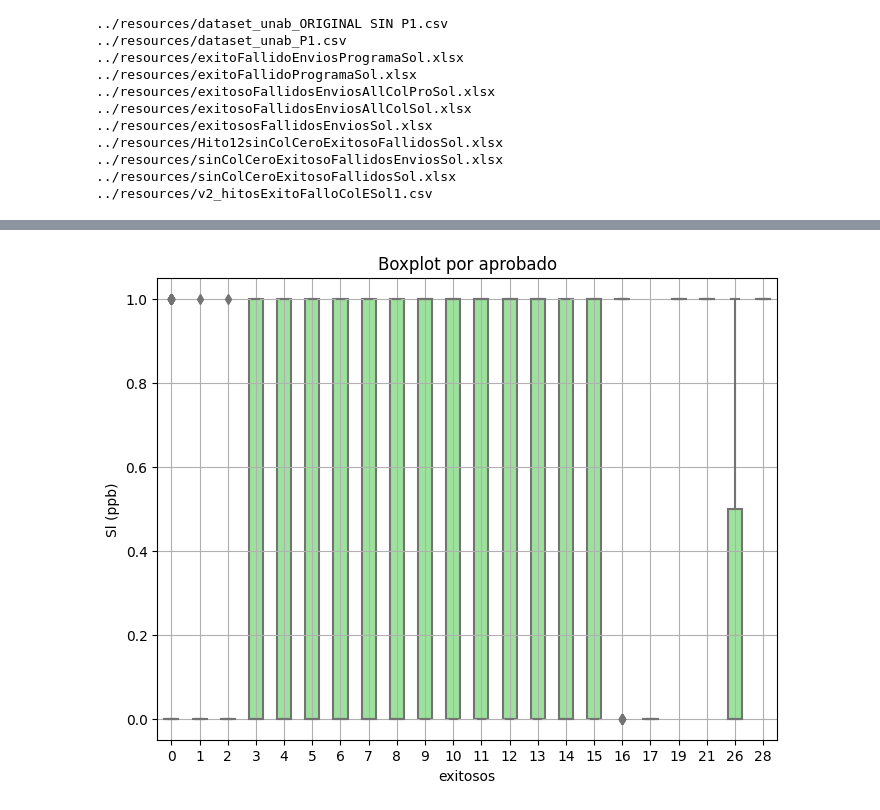
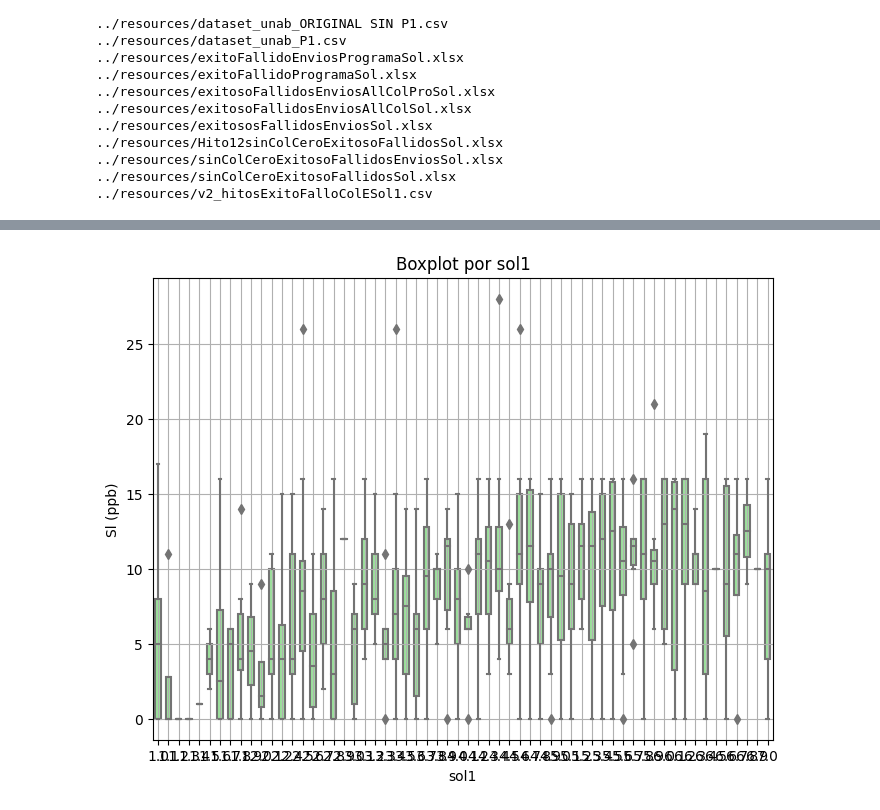
Before and after one commit to tonporaqui/tesis, a Jupyter notebook: jupyter_notebook/notebooks/analisis_datos.ipynb, the cells around one changed output, grey strips where cells are left out. Cells and saved outputs as stored; diff of their text form; code cells hidden in the pictures.

```diff
--- a/jupyter_notebook/notebooks/analisis_datos.ipynb
+++ b/jupyter_notebook/notebooks/analisis_datos.ipynb
@@ -39,6 +39,7 @@ from custom import funtions
 ../resources/sinColCeroExitosoFallidosSol.xlsx
 ../resources/v2_hitosExitoFalloColESol1.csv
 # %%
-df = pd.read_excel(open('../resources/exitososFallidosEnviosSol.xlsx','rb'))
+# df = pd.read_excel(open('../resources/exitososFallidosEnviosSol.xlsx','rb'))
+df = pd.read_csv("../resources/v2_hitosExitoFalloColESol1.csv", delimiter=";", skipinitialspace=True)
 df.head()
 # %% [output]
@@ -160,12 +178,12 @@ la amplitud:  2.6137110795050504
 # %%
 # Tabla de frecuencias
-data2['exitosos.cut'] = pd.cut(data2['exitosos'], bins=np.arange(0, 28, 2.61))
-f_i = data2['exitosos.cut'].value_counts().sort_index().values
+data2['sol1.cut'] = pd.cut(data2['sol1'], bins=np.arange(0, 7, 0.56))
+f_i = data2['sol1.cut'].value_counts().sort_index().values
 F_i = f_i.cumsum()
-h_i = f_i / len(data2['exitosos'])
-H_i = F_i / len(data2['exitosos'])
+h_i = f_i / len(data2['sol1'])
+H_i = F_i / len(data2['sol1'])
 
-table = pd.DataFrame({'f_i': f_i, 'F_i': F_i, 'h_i': h_i, 'H_i': H_i}, index=data2['exitosos.cut'].value_counts().sort_index().index)
+table = pd.DataFrame({'f_i': f_i, 'F_i': F_i, 'h_i': h_i, 'H_i': H_i}, index=data2['sol1.cut'].value_counts().sort_index().index)
 display(table)
 # %% [output]
 |  | f_i | F_i | h_i | H_i |
@@ -284,14 +310,14 @@ display(outliers)
 # %%
-# Boxplot por Aprobado
+# Boxplot por sol1
 plt.figure(figsize=(8, 6))
-sns.boxplot(data=data2, x='exitosos', y='aprobado', color='lightgreen', width=0.5)
-plt.xlabel('exitosos')
+sns.boxplot(data=data2, x='sol1', y='exitosos', color='lightgreen', width=0.5)
+plt.xlabel('sol1')
 plt.ylabel('Sl (ppb)')
-plt.title('Boxplot por aprobado')
+plt.title('Boxplot por sol1')
 plt.grid(True)
 plt.show()
-#plt.savefig('E:\\dev\\tesis\\LaTeX\\img\\BoxplotPorAprobado.png')
+#plt.savefig('E:\\dev\\tesis\\LaTeX\\img\\BoxplotPorsol1.png')
 # %% [output]
-[figure, old version]
+[figure, new version]
 # %%
 # Análisis e imputación de datos faltantes
```
Also changed, not shown: parts of 19 cells of this notebook, 1 other file.
